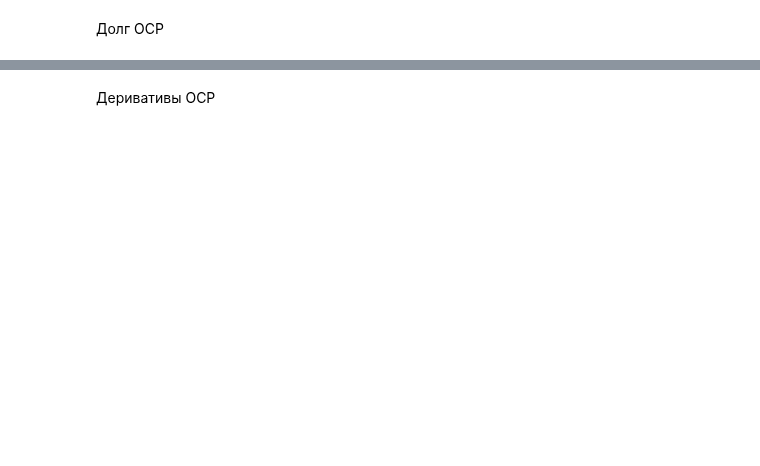
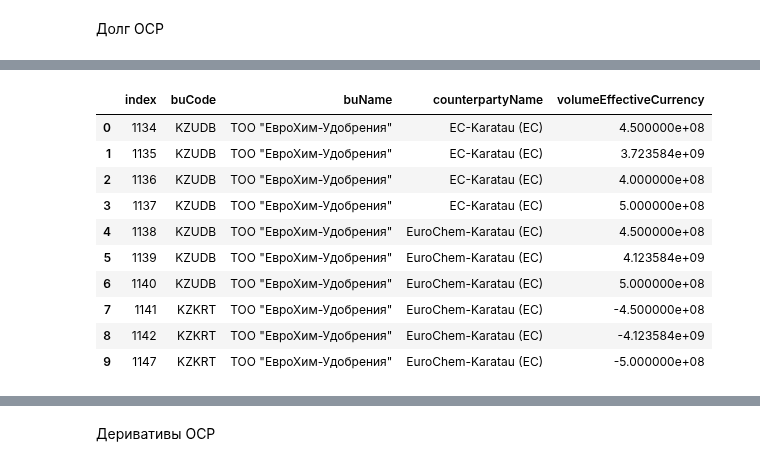
Before and after one commit to Lirollel/Work_AIM_Jupyter-Python-Pandas, a Jupyter notebook: OCP/Testing_bd/Quantum/Quantum_vs_OCP.ipynb, the cells around one changed output, grey strips where cells are left out. Saved outputs shown, nothing was run; the diff lists cells and outputs as text; code cells hidden in the pictures; blank space fills up the shorter version.

```diff
--- a/OCP/Testing_bd/Quantum/Quantum_vs_OCP.ipynb
+++ b/OCP/Testing_bd/Quantum/Quantum_vs_OCP.ipynb
@@ -182 +252,16 @@ data_OCP_export.head(2)
 2 rows × 40 columns
+# %%
+data_OCP_export[data_OCP_export.recordId==4816].groupby(as_index=False, by=['reportDate','recordId'])['volumeEffectiveCurrency'].agg(sum)
+data_OCP_export.loc[(data_OCP_export.recordId==4816)&(data_Debt_export.reportDate=='2024-08-31'), ['buCode', 'buName','counterpartyName','volumeEffectiveCurrency']].reset_index()
+# %% [output]
+|  | index | buCode | buName | counterpartyName | volumeEffectiveCurrency |
+| 0 | 1134 | KZUDB | ТОО "ЕвроХим-Удобрения" | EC-Karatau (EC) | 4.500000e+08 |
+| 1 | 1135 | KZUDB | ТОО "ЕвроХим-Удобрения" | EC-Karatau (EC) | 3.723584e+09 |
+| 2 | 1136 | KZUDB | ТОО "ЕвроХим-Удобрения" | EC-Karatau (EC) | 4.000000e+08 |
+| 3 | 1137 | KZUDB | ТОО "ЕвроХим-Удобрения" | EC-Karatau (EC) | 5.000000e+08 |
+| 4 | 1138 | KZUDB | ТОО "ЕвроХим-Удобрения" | EuroChem-Karatau (EC) | 4.500000e+08 |
+| 5 | 1139 | KZUDB | ТОО "ЕвроХим-Удобрения" | EuroChem-Karatau (EC) | 4.123584e+09 |
+| 6 | 1140 | KZUDB | ТОО "ЕвроХим-Удобрения" | EuroChem-Karatau (EC) | 5.000000e+08 |
+| 7 | 1141 | KZKRT | ТОО "ЕвроХим-Удобрения" | EuroChem-Karatau (EC) | -4.500000e+08 |
+| 8 | 1142 | KZKRT | ТОО "ЕвроХим-Удобрения" | EuroChem-Karatau (EC) | -4.123584e+09 |
+| 9 | 1147 | KZKRT | ТОО "ЕвроХим-Удобрения" | EuroChem-Karatau (EC) | -5.000000e+08 |
```
Also changed, not shown: parts of 28 cells of this notebook, 15 other files.
